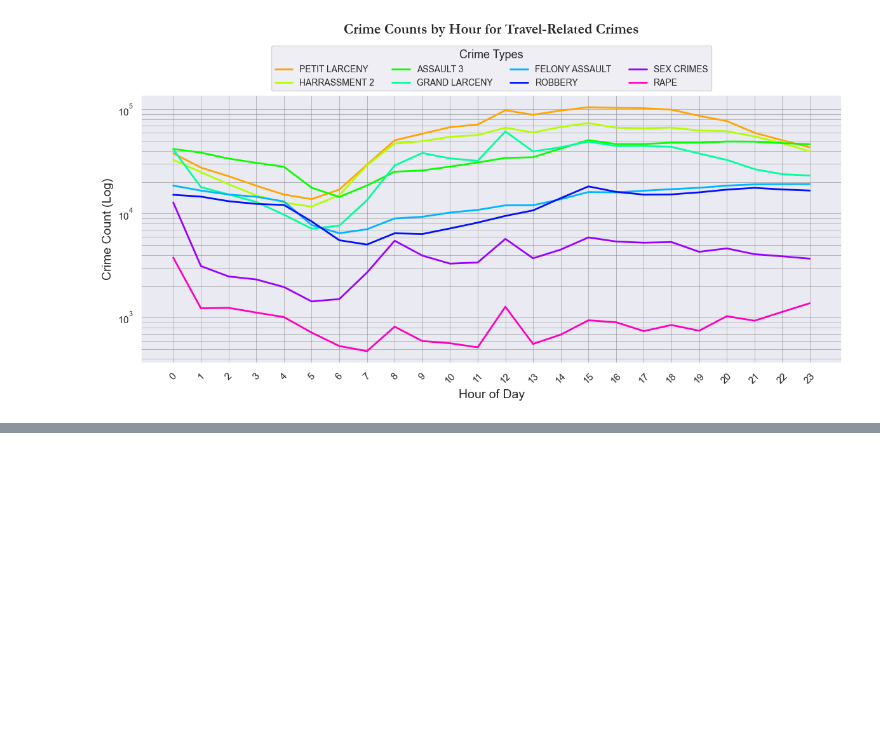
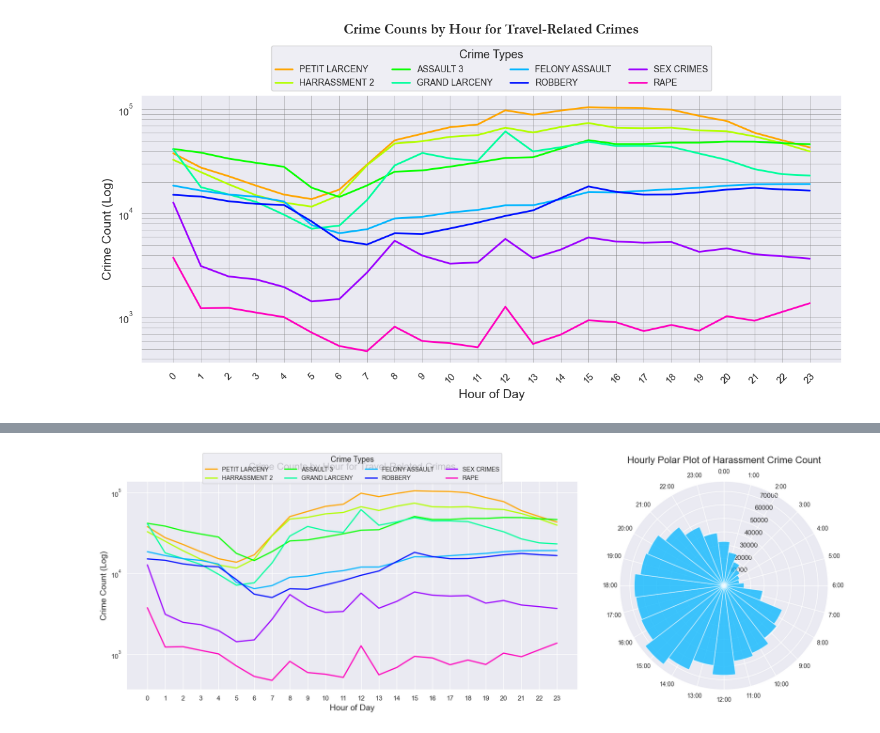
Before and after one commit to johan-bh/Social-Data---Final-Project, a Jupyter notebook: temporal_plots.ipynb, the cells around one changed output, grey strips where cells are left out. Drawn from its saved outputs; the diff is of its cells as text; code cells hidden in the pictures; blank space fills up the shorter version.

```diff
--- a/temporal_plots.ipynb
+++ b/temporal_plots.ipynb
@@ -522,0 +558,41 @@ plt.show()
+# %%
+import matplotlib.pyplot as plt
+import seaborn as sns
+import numpy as np
+
+# Assuming 'grouped' and other data are already prepared as specified in your previous steps.
+
+# Set up the figure and gridspec
+fig = plt.figure(figsize=(18, 7))  # Adjust the total figsize to fit both plots appropriately
+gs = fig.add_gridspec(1, 2, width_ratios=[65, 35])  # Width ratios according to your request
+
+# Line plot for hourly crime counts
+ax1 = fig.add_subplot(gs[0])
+palette = sns.color_palette("hsv", len(crimes_of_interest))
+for i, crime in enumerate(crimes_of_interest):
+    sns.lineplot(x=grouped.index, y=grouped[crime], label=crime, color=palette[i], ax=ax1, linewidth=2)
+
+ax1.set_title('Crime Counts by Hour for Travel-Related Crimes', fontsize=16, pad=20)
+ax1.set_xlabel('Hour of Day', fontsize=14)
+ax1.set_ylabel('Crime Count (Log)', fontsize=14)
+ax1.set_yscale('log')
+ax1.set_xticks(range(0, 24))
+# Place the legend above the plot
+ax1.legend(title='Crime Types', title_fontsize='13', loc='upper center', bbox_to_anchor=(0.5, 1.15), ncol=4, fontsize='10')
+
+# Polar plot for harassment data
+ax2 = fig.add_subplot(gs[1], projection='polar')
+theta = np.radians(grouped.index * 15)  # Convert hours to degrees
+width = np.radians(15)  # Each bar is 15 degrees wide
+radii = grouped['HARRASSMENT 2'].values
+
+ax2.bar(theta, radii, width=width, color=sns.color_palette("hsv", 8)[4], alpha=0.75)
+ax2.set_theta_zero_location('N')
+ax2.set_theta_direction(-1)
+ax2.set_title('Hourly Polar Plot of Harassment Crime Count', va='bottom', fontsize=16)
+ax2.set_thetagrids(np.degrees(theta), labels=[f'{i}:00' for i in range(24)], fontsize=10)
+
+plt.tight_layout(rect=[0, 0.03, 1, 0.95])  # Adjust the layout to fit the legend and title
+plt.show()
+# %% [output]
+[figure, added]
```
Also changed, not shown: parts of 5 cells of this notebook, 1 other file.
